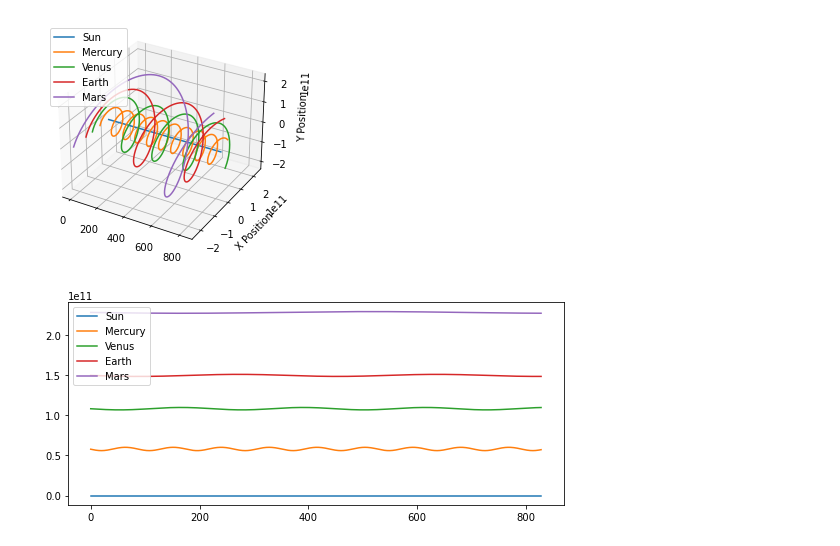
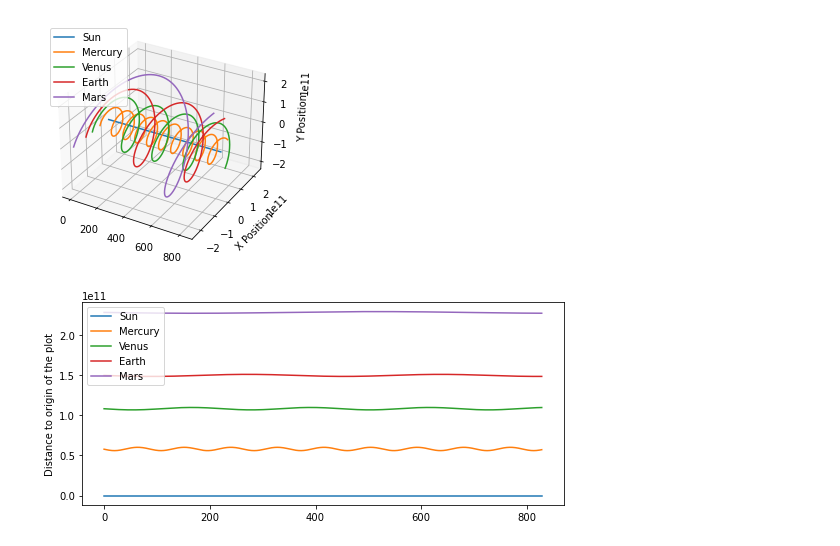
Before and after one commit to jasper-hyj/physics77-capstone-project, a Jupyter notebook: capstone-project.ipynb, the cells around one changed output. Saved outputs shown, nothing was run; the diff lists cells and outputs as text; code cells hidden in the pictures.

```diff
--- a/capstone-project.ipynb
+++ b/capstone-project.ipynb
@@ -223,14 +223,15 @@ plt.show()
 # %%
 for planet in planets:
     x, y = zip(*planet.orbit)
     dis = []
     for i in range(len(x)):
         dis.append(math.hypot(x[i], y[i]))
     plt.plot(np.arange(0, len(x), 1), dis, label=planet.name)
+plt.ylabel("Distance to origin of the plot")
 leg = plt.legend(loc='upper left')
 plt.show()
 # %% [output]
-[figure, old version]
+[figure, new version]
 # %%
 for planet in planets:
     x, y = zip(*planet.orbit)
```
Also changed, not shown: parts of 1 cell of this notebook.
